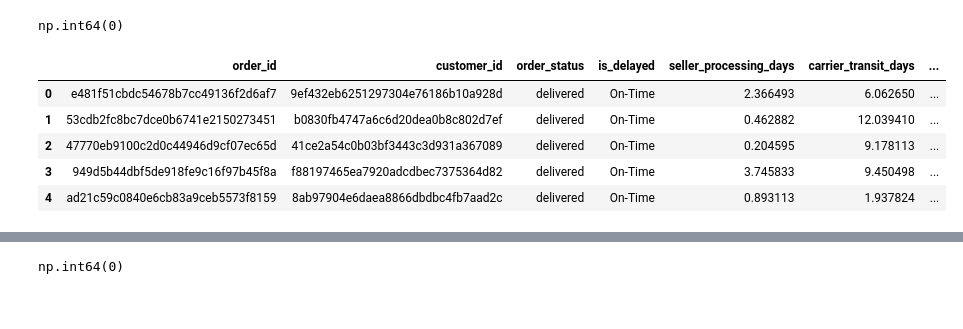
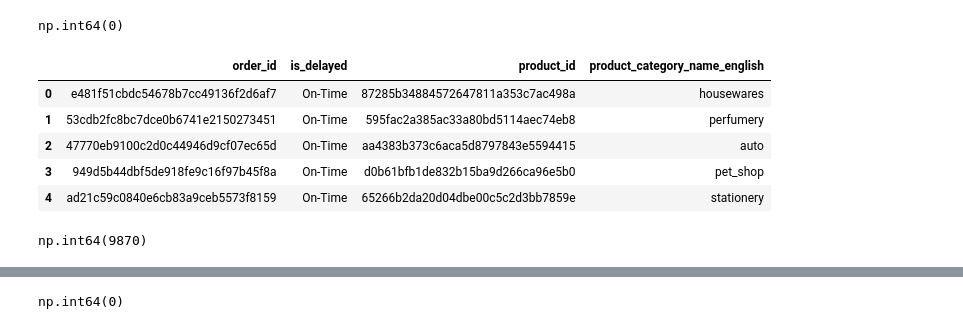
Before and after one commit to omkaryadav-11/olist-delivery-analysis, a Jupyter notebook: analysis.ipynb, the cells around one changed output, grey strips where cells are left out. Saved outputs shown, nothing was run; the diff lists cells and outputs as text; code cells hidden in the pictures.

```diff
--- a/analysis.ipynb
+++ b/analysis.ipynb
@@ -985,15 +1002,15 @@ product_category_name_translation.duplicated().sum()
 # %% [output]
 np.int64(0)
 # %%
-sample=cleaned_df[['order_id','customer_id','order_status','is_delayed','seller_processing_days','carrier_transit_days']].\
-    merge(order_items[['order_id','seller_id','product_id']],on='order_id',how='inner')
-sample=sample.merge(customers_state,on='customer_id',how='inner')
-sample=sample.merge(sellers_state,on='seller_id',how='inner')
-sample.head()
+sample_prod_id=cleaned_df[['order_id','is_delayed',]].merge(order_items[['order_id','product_id']],on='order_id',how='inner')
+sample_prod_cat=sample_prod_id.merge(products[['product_id','product_category_name']],on='product_id',how='inner')
+final_sample=sample_prod_cat.merge(product_category_name_translation,on='product_category_name',how='left')
+final_sample.drop(columns=['product_category_name'],inplace=True)
+final_sample.head()
 # %% [output]
-|  | order_id | customer_id | order_status | is_delayed | seller_processing_days | carrier_transit_days | ... |
-| 0 | e481f51cbdc54678b7cc49136f2d6af7 | 9ef432eb6251297304e76186b10a928d | delivered | On-Time | 2.366493 | 6.062650 | ... |
-| 1 | 53cdb2fc8bc7dce0b6741e2150273451 | b0830fb4747a6c6d20dea0b8c802d7ef | delivered | On-Time | 0.462882 | 12.039410 | ... |
-| 2 | 47770eb9100c2d0c44946d9cf07ec65d | 41ce2a54c0b03bf3443c3d931a367089 | delivered | On-Time | 0.204595 | 9.178113 | ... |
-| 3 | 949d5b44dbf5de918fe9c16f97b45f8a | f88197465ea7920adcdbec7375364d82 | delivered | On-Time | 3.745833 | 9.450498 | ... |
-| 4 | ad21c59c0840e6cb83a9ceb5573f8159 | 8ab97904e6daea8866dbdbc4fb7aad2c | delivered | On-Time | 0.893113 | 1.937824 | ... |
+|  | order_id | is_delayed | product_id | product_category_name_english |
+| 0 | e481f51cbdc54678b7cc49136f2d6af7 | On-Time | 87285b34884572647811a353c7ac498a | housewares |
+| 1 | 53cdb2fc8bc7dce0b6741e2150273451 | On-Time | 595fac2a385ac33a80bd5114aec74eb8 | perfumery |
+| 2 | 47770eb9100c2d0c44946d9cf07ec65d | On-Time | aa4383b373c6aca5d8797843e5594415 | auto |
+| 3 | 949d5b44dbf5de918fe9c16f97b45f8a | On-Time | d0b61bfb1de832b15ba9d266ca96e5b0 | pet_shop |
+| 4 | ad21c59c0840e6cb83a9ceb5573f8159 | On-Time | 65266b2da20d04dbe00c5c2d3bb7859e | stationery |
@@ -1002,0 +1017,4 @@ sample.head()
+# %%
+final_sample.duplicated().sum()
+# %% [output]
+np.int64(9870)
```
Also changed, not shown: parts of 23 cells of this notebook.
